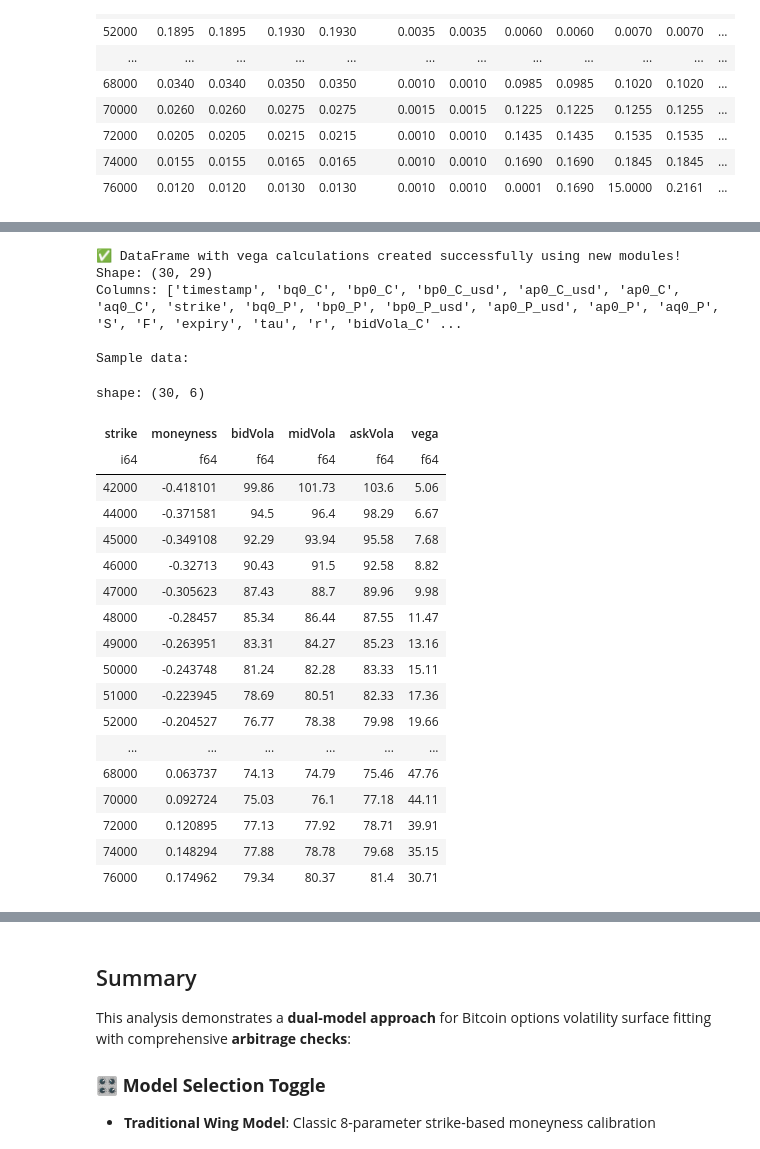
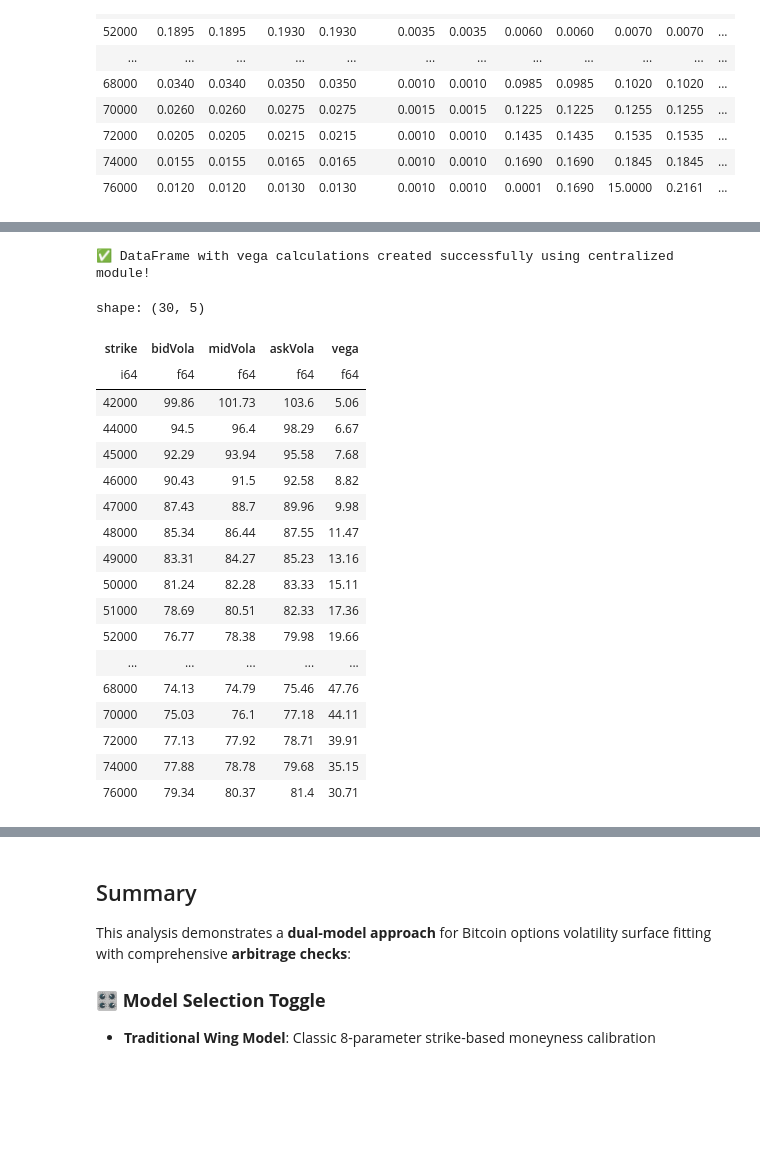
Before and after one commit to hertzC/Baseoffset-and-Volatility-Fitting-Manager, a Jupyter notebook: notebooks/volatility_fitting.ipynb, the cells around one changed output, grey strips where cells are left out. Drawn from its saved outputs; the diff is of its cells as text; code cells hidden in the pictures; blank space fills up the shorter version.

```diff
--- a/notebooks/volatility_fitting.ipynb
+++ b/notebooks/volatility_fitting.ipynb
@@ -317,55 +322,38 @@ shape: (5, 23)
 | 2024-02-29 14:12:00 | 12.2 | 0.264 | 16687.58 | 16908.82 | 0.2675 | 6.3 | 47000 | 26.8 | 0.0025 | 158.03 | ... |
 # %%
 # Add volatility summary columns and Greeks calculation using new modules
-df_option_with_vola_and_greeks = add_volatility_summary_columns(df_option_with_vola).with_columns([
-    # Calculate moneyness (log(K/F))
-    pl.col('strike').truediv(pl.col('F')).log().alias('moneyness'),
-]).with_columns([
-    # Calculate vega using mid volatility
-    pl.struct(['F', 'strike', 'tau', 'r', 'midVola']).map_elements(
-        lambda row: Black76OptionPricer(
-            F=row['F'],
-            K=row['strike'],
-            T=row['tau'],
-            r=row['r'],
-            sigma=row['midVola'] / 100  # Convert percentage to decimal
-        ).vega()/100,
-        return_dtype=pl.Float64
-    ).round(2).alias('vega')
-])
+# Reload module to pick up new functions
+import importlib
+import utils.volatility_fitter.volatility_calculator
+importlib.reload(utils.volatility_fitter.volatility_calculator)
 
-print("✅ DataFrame with vega calculations created successfully using new modules!")
-print(f"Shape: {df_option_with_vola_and_greeks.shape}")
-print(f"Columns: {df_option_with_vola_and_greeks.columns}")
-print("\nSample data:")
-df_option_with_vola_and_greeks.select([
-    'strike', 'moneyness', 'bidVola', 'midVola', 'askVola', 'vega'
-])
+from utils.volatility_fitter.volatility_calculator import process_volatility_with_greeks
+
+df_option_with_vola_and_greeks = process_volatility_with_greeks(df_option_with_vola)
+
+print("✅ DataFrame with vega calculations created successfully using centralized module!")
+df_option_with_vola_and_greeks.select(['strike', 'bidVola', 'midVola', 'askVola', 'vega'])
 # %% [output]
-✅ DataFrame with vega calculations created successfully using new modules!
-Shape: (30, 29)
-Columns: ['timestamp', 'bq0_C', 'bp0_C', 'bp0_C_usd', 'ap0_C_usd', 'ap0_C', 'aq0_C', 'strike', 'bq0_P', 'bp0_P', 'bp0_P_usd', 'ap0_P_usd', 'ap0_P', 'aq0_P', 'S', 'F', 'expiry', 'tau', 'r', 'bidVola_C' ...
-
-Sample data:
+✅ DataFrame with vega calculations created successfully using centralized module!
-shape: (30, 6)
+shape: (30, 5)
-| strike | moneyness | bidVola | midVola | askVola | vega |
-| i64 | f64 | f64 | f64 | f64 | f64 |
-| 42000 | -0.418101 | 99.86 | 101.73 | 103.6 | 5.06 |
-| 44000 | -0.371581 | 94.5 | 96.4 | 98.29 | 6.67 |
-| 45000 | -0.349108 | 92.29 | 93.94 | 95.58 | 7.68 |
-| 46000 | -0.32713 | 90.43 | 91.5 | 92.58 | 8.82 |
-| 47000 | -0.305623 | 87.43 | 88.7 | 89.96 | 9.98 |
-| 48000 | -0.28457 | 85.34 | 86.44 | 87.55 | 11.47 |
-| 49000 | -0.263951 | 83.31 | 84.27 | 85.23 | 13.16 |
-| 50000 | -0.243748 | 81.24 | 82.28 | 83.33 | 15.11 |
-| 51000 | -0.223945 | 78.69 | 80.51 | 82.33 | 17.36 |
-| 52000 | -0.204527 | 76.77 | 78.38 | 79.98 | 19.66 |
-| ... | ... | ... | ... | ... | ... |
-| 68000 | 0.063737 | 74.13 | 74.79 | 75.46 | 47.76 |
-| 70000 | 0.092724 | 75.03 | 76.1 | 77.18 | 44.11 |
-| 72000 | 0.120895 | 77.13 | 77.92 | 78.71 | 39.91 |
-| 74000 | 0.148294 | 77.88 | 78.78 | 79.68 | 35.15 |
-| 76000 | 0.174962 | 79.34 | 80.37 | 81.4 | 30.71 |
+| strike | bidVola | midVola | askVola | vega |
+| i64 | f64 | f64 | f64 | f64 |
+| 42000 | 99.86 | 101.73 | 103.6 | 5.06 |
+| 44000 | 94.5 | 96.4 | 98.29 | 6.67 |
+| 45000 | 92.29 | 93.94 | 95.58 | 7.68 |
+| 46000 | 90.43 | 91.5 | 92.58 | 8.82 |
+| 47000 | 87.43 | 88.7 | 89.96 | 9.98 |
+| 48000 | 85.34 | 86.44 | 87.55 | 11.47 |
+| 49000 | 83.31 | 84.27 | 85.23 | 13.16 |
+| 50000 | 81.24 | 82.28 | 83.33 | 15.11 |
+| 51000 | 78.69 | 80.51 | 82.33 | 17.36 |
+| 52000 | 76.77 | 78.38 | 79.98 | 19.66 |
+| ... | ... | ... | ... | ... |
+| 68000 | 74.13 | 74.79 | 75.46 | 47.76 |
+| 70000 | 75.03 | 76.1 | 77.18 | 44.11 |
+| 72000 | 77.13 | 77.92 | 78.71 | 39.91 |
+| 74000 | 77.88 | 78.78 | 79.68 | 35.15 |
+| 76000 | 79.34 | 80.37 | 81.4 | 30.71 |
 # %%
 # Generic Model Calibration - Unified scipy.optimize approach
 print(f"🎯 Setting up {MODEL_TYPE.title()} Wing Model calibration...")
```
Also changed, not shown: parts of 24 cells of this notebook, 10 other files.
